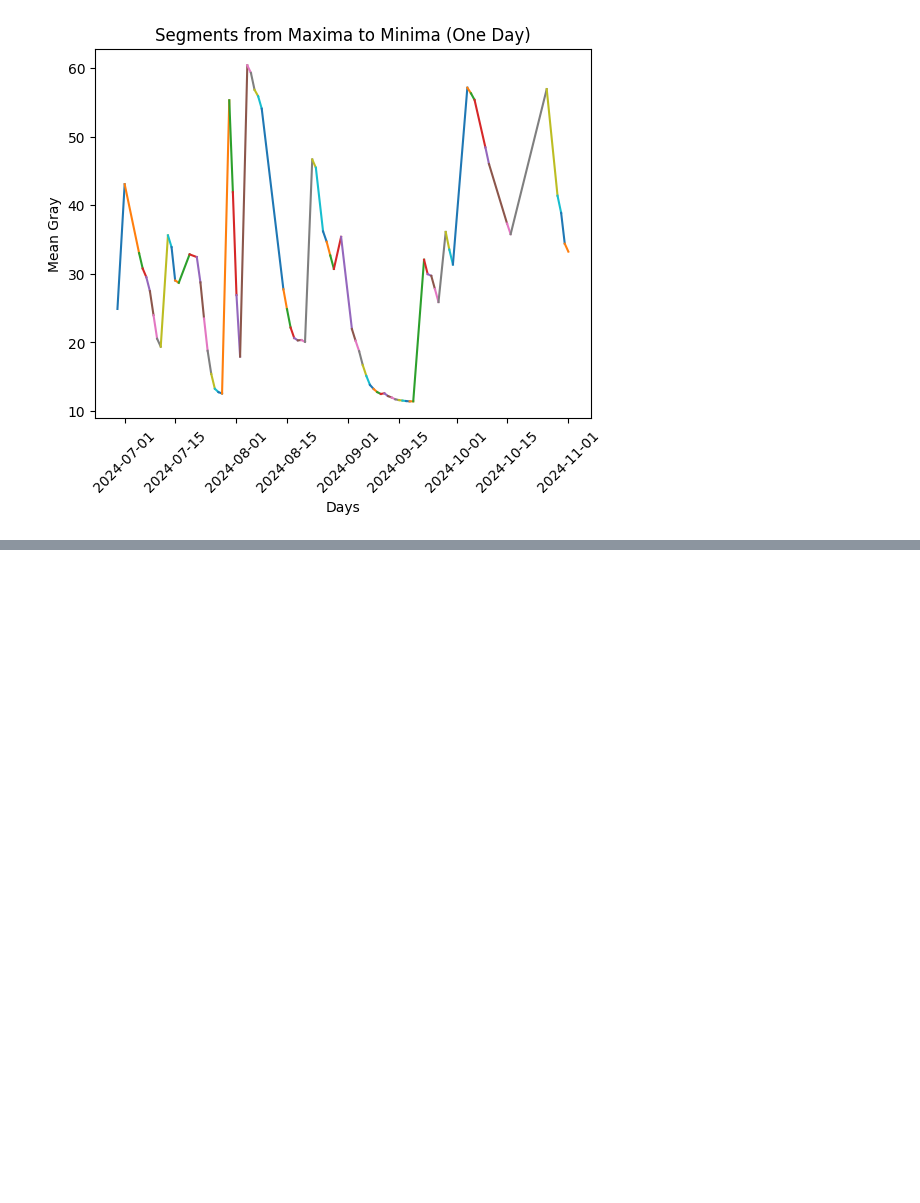
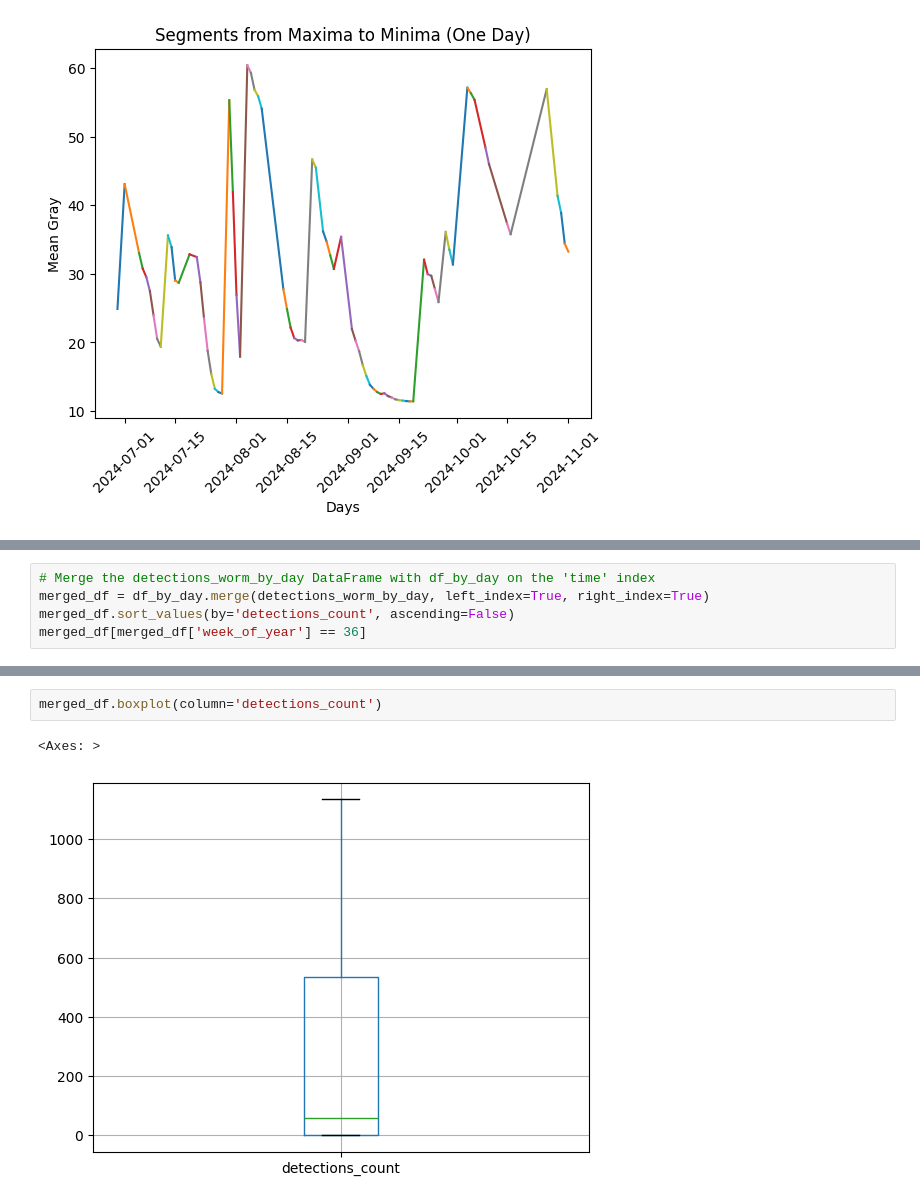
Before and after one commit to wiggle-bin/wiggle-notes, a Jupyter notebook: worms_actvitiy/DataActivityCorrelation.ipynb, the cells around one changed output, grey strips where cells are left out. Saved outputs shown, nothing was run; the diff lists cells and outputs as text; blank space fills up the shorter version.

```diff
--- a/worms_actvitiy/DataActivityCorrelation.ipynb
+++ b/worms_actvitiy/DataActivityCorrelation.ipynb
@@ -391,0 +506,5 @@ df_cleaned_sorted
+# %%
+# Merge the detections_worm_by_day DataFrame with df_by_day on the 'time' index
+merged_df = df_by_day.merge(detections_worm_by_day, left_index=True, right_index=True)
+merged_df.sort_values(by='detections_count', ascending=False)
+merged_df[merged_df['week_of_year'] == 36]
@@ -391,0 +521,5 @@ df_cleaned_sorted
+# %%
+merged_df.boxplot(column='detections_count')
+# %% [output]
+<Axes: >
+[figure, added]
```
Also changed, not shown: parts of 10 cells of this notebook.
